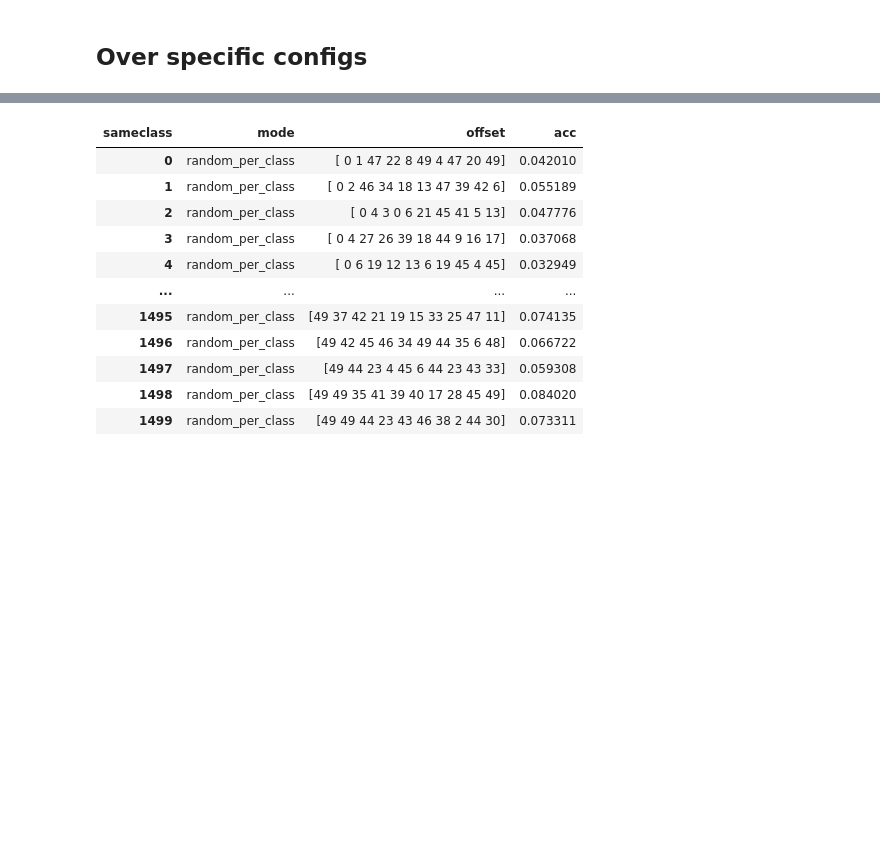
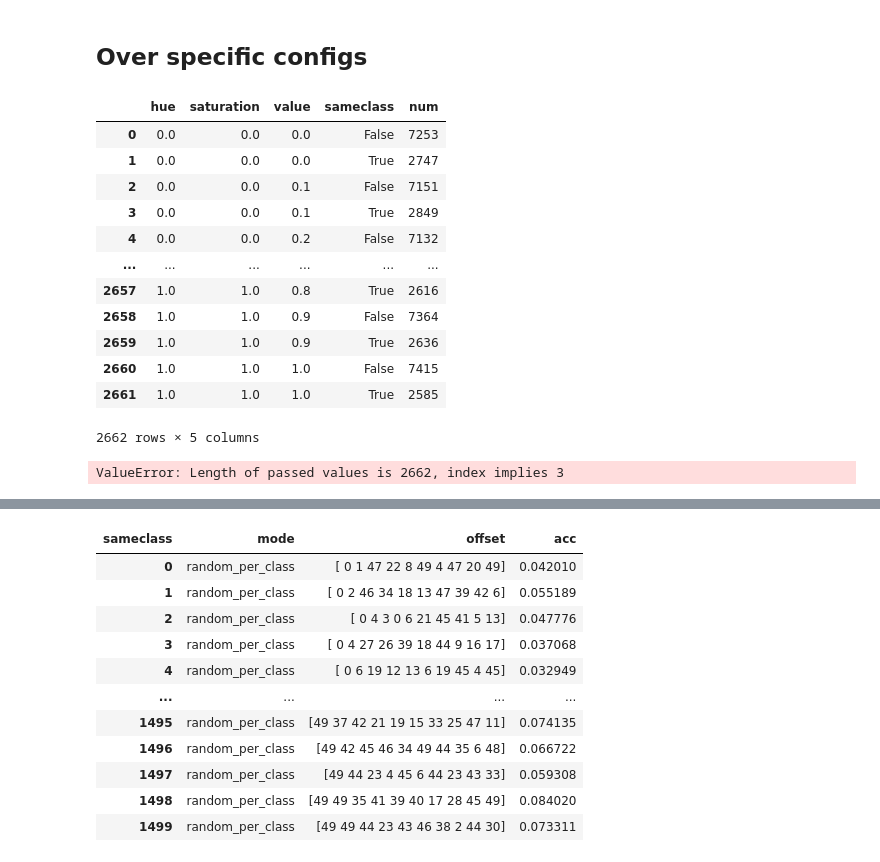
Before and after one commit to 3db/3db, a Jupyter notebook: pretrained_analysis/eval_grid.ipynb, the cells around one changed output, grey strips where cells are left out. Saved outputs shown, nothing was run; the diff lists cells and outputs as text; code cells hidden in the pictures; blank space fills up the shorter version.

```diff
--- a/pretrained_analysis/eval_grid.ipynb
+++ b/pretrained_analysis/eval_grid.ipynb
@@ -59,6 +87,28 @@ plt.show()
 [figure]
 # %% [markdown]
 ## Over specific configs
+# %%
+acc_df = df.groupby(["hue", "saturation", "value"] + ['sameclass']).agg({'num': 'sum'}).reset_index()
+# %%
+acc_df
+# %% [output]
+|  | hue | saturation | value | sameclass | num |
+| 0 | 0.0 | 0.0 | 0.0 | False | 7253 |
+| 1 | 0.0 | 0.0 | 0.0 | True | 2747 |
+| 2 | 0.0 | 0.0 | 0.1 | False | 7151 |
+| 3 | 0.0 | 0.0 | 0.1 | True | 2849 |
+| 4 | 0.0 | 0.0 | 0.2 | False | 7132 |
+| ... | ... | ... | ... | ... | ... |
+| 2657 | 1.0 | 1.0 | 0.8 | True | 2616 |
+| 2658 | 1.0 | 1.0 | 0.9 | False | 7364 |
+| 2659 | 1.0 | 1.0 | 0.9 | True | 2636 |
+| 2660 | 1.0 | 1.0 | 1.0 | False | 7415 |
+| 2661 | 1.0 | 1.0 | 1.0 | True | 2585 |
+2662 rows × 5 columns
+# %%
+acc_df = acc_df.pivot(index=all_keys, columns='sameclass', values='num').reset_index()
+# %% [output]
+ValueError: Length of passed values is 2662, index implies 3
 # %%
 acc_df = df.groupby(all_keys + ['sameclass']).agg({'num': 'sum'}).reset_index()
 acc_df = acc_df.pivot(index=all_keys, columns='sameclass', values='num').reset_index()
```
Also changed, not shown: parts of 13 cells of this notebook, 2 other files.
